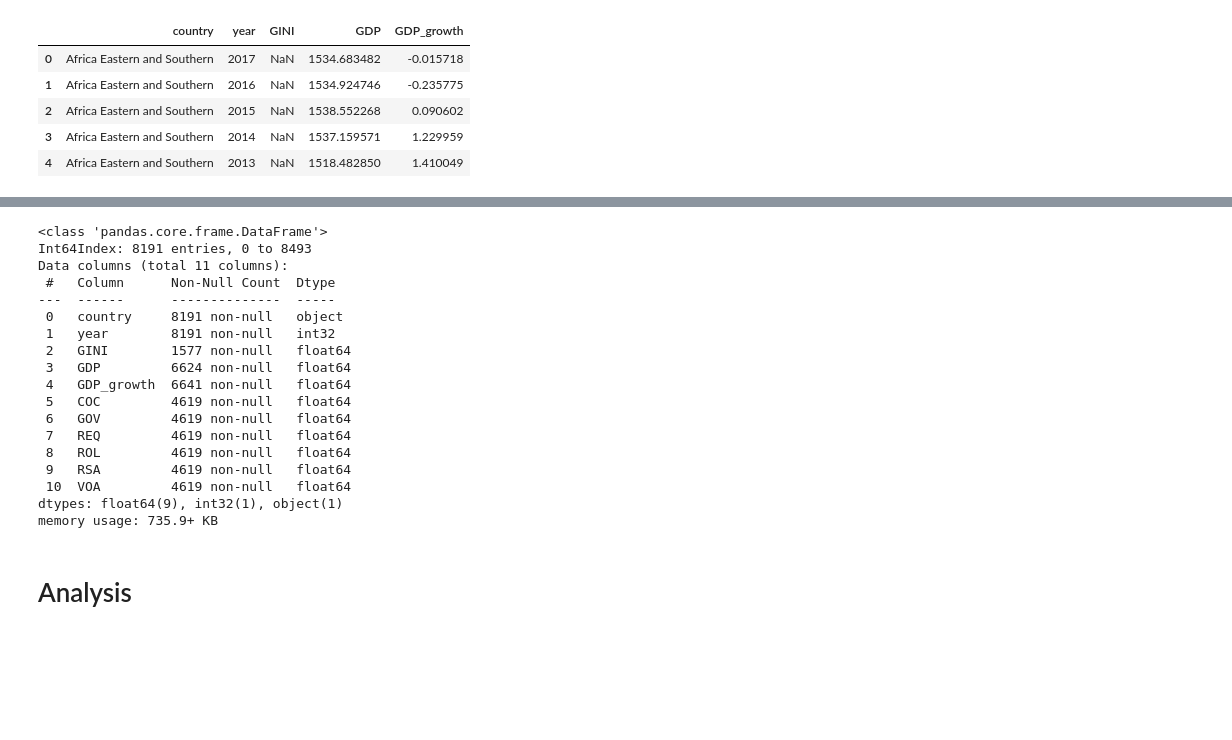
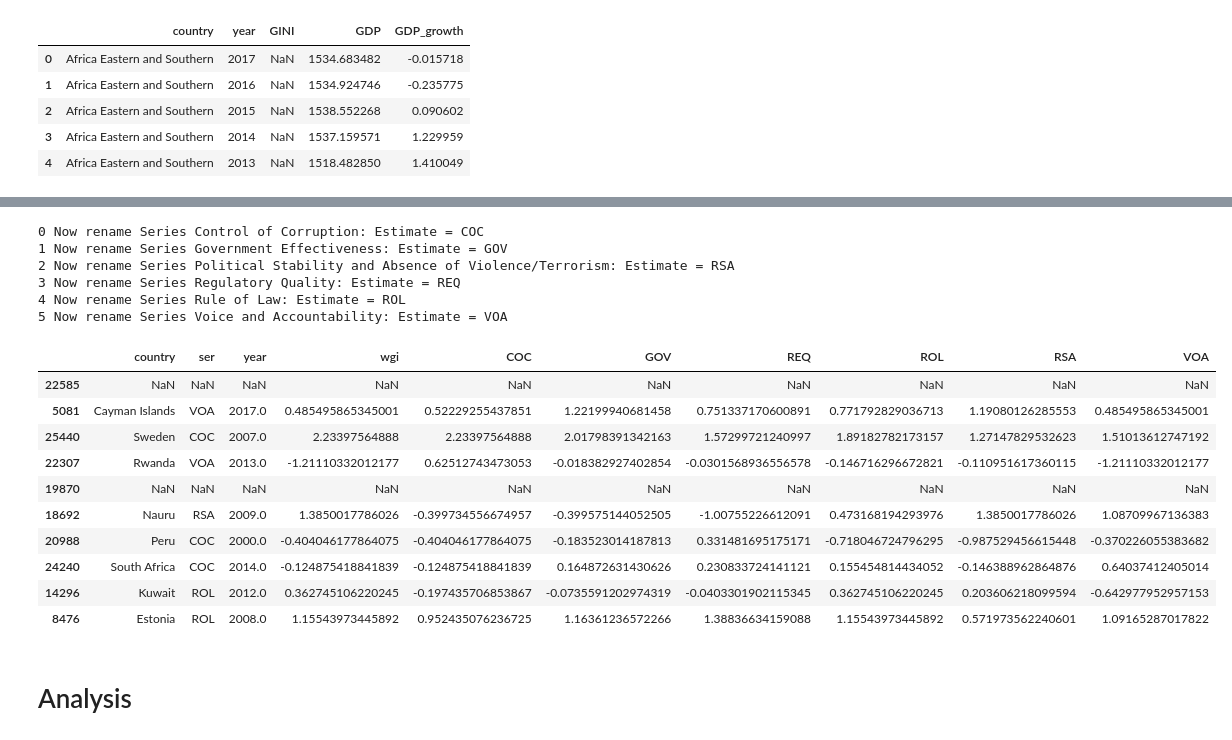
Before and after one commit to NumEconCopenhagen/projects-2023-magnus-kristian, a Jupyter notebook: dataproject/dataproject.ipynb, the cells around one changed output, grey strips where cells are left out. Drawn from its saved outputs; the diff is of its cells as text; code cells hidden in the pictures; blank space fills up the shorter version.

Commit message:
Udarbejdelse af class for API og CSV-data

```diff
--- a/dataproject/dataproject.ipynb
+++ b/dataproject/dataproject.ipynb
@@ -164,30 +94,33 @@ final = pd.merge(wb1, wb_new, on=['year', 'country'], how = 'outer')
-# %%
-col_list = ['COC', 'GOV', 'REQ', 'ROL', 'RSA', 'VOA']
-for i in col_list:
-    final.loc[final[i]==".."] = np.nan
-    final[i]=final[i].astype(float)
-final = final.dropna(subset=['country','year'], how='any')
-final.year = final.year.astype(int)
-final.info()
-# %% [output]
-<class 'pandas.core.frame.DataFrame'>
-Int64Index: 8191 entries, 0 to 8493
-Data columns (total 11 columns):
- #   Column      Non-Null Count  Dtype
----  ------      --------------  -----
- 0   country     8191 non-null   object
- 1   year        8191 non-null   int32
- 2   GINI        1577 non-null   float64
- 3   GDP         6624 non-null   float64
- 4   GDP_growth  6641 non-null   float64
- 5   COC         4619 non-null   float64
- 6   GOV         4619 non-null   float64
- 7   REQ         4619 non-null   float64
- 8   ROL         4619 non-null   float64
- 9   RSA         4619 non-null   float64
- 10  VOA         4619 non-null   float64
-dtypes: float64(9), int32(1), object(1)
-memory usage: 735.9+ KB
+# %%
+# FORKLAR!!!
+
+-
+
+
+
+
+wgi_df = dataproject.WGI_DataFrame("WB WGI Levels.csv")
+final_df = wgi_df.final_dataframe()
+final_df.sample(10)
+#final_df.info()
+# %% [output]
+0 Now rename Series Control of Corruption: Estimate = COC
+1 Now rename Series Government Effectiveness: Estimate = GOV
+2 Now rename Series Political Stability and Absence of Violence/Terrorism: Estimate = RSA
+3 Now rename Series Regulatory Quality: Estimate = REQ
+4 Now rename Series Rule of Law: Estimate = ROL
+5 Now rename Series Voice and Accountability: Estimate = VOA
+|  | country | ser | year | wgi | COC | GOV | REQ | ROL | RSA | VOA |
+| 22585 | NaN | NaN | NaN | NaN | NaN | NaN | NaN | NaN | NaN | NaN |
+| 5081 | Cayman Islands | VOA | 2017.0 | 0.485495865345001 | 0.52229255437851 | 1.22199940681458 | 0.751337170600891 | 0.771792829036713 | 1.19080126285553 | 0.485495865345001 |
+| 25440 | Sweden | COC | 2007.0 | 2.23397564888 | 2.23397564888 | 2.01798391342163 | 1.57299721240997 | 1.89182782173157 | 1.27147829532623 | 1.51013612747192 |
+| 22307 | Rwanda | VOA | 2013.0 | -1.21110332012177 | 0.62512743473053 | -0.018382927402854 | -0.0301568936556578 | -0.146716296672821 | -0.110951617360115 | -1.21110332012177 |
+| 19870 | NaN | NaN | NaN | NaN | NaN | NaN | NaN | NaN | NaN | NaN |
+| 18692 | Nauru | RSA | 2009.0 | 1.3850017786026 | -0.399734556674957 | -0.399575144052505 | -1.00755226612091 | 0.473168194293976 | 1.3850017786026 | 1.08709967136383 |
+| 20988 | Peru | COC | 2000.0 | -0.404046177864075 | -0.404046177864075 | -0.183523014187813 | 0.331481695175171 | -0.718046724796295 | -0.987529456615448 | -0.370226055383682 |
+| 24240 | South Africa | COC | 2014.0 | -0.124875418841839 | -0.124875418841839 | 0.164872631430626 | 0.230833724141121 | 0.155454814434052 | -0.146388962864876 | 0.64037412405014 |
+| 14296 | Kuwait | ROL | 2012.0 | 0.362745106220245 | -0.197435706853867 | -0.0735591202974319 | -0.0403301902115345 | 0.362745106220245 | 0.203606218099594 | -0.642977952957153 |
+| 8476 | Estonia | ROL | 2008.0 | 1.15543973445892 | 0.952435076236725 | 1.16361236572266 | 1.38836634159088 | 1.15543973445892 | 0.571973562240601 | 1.09165287017822 |
 # %% [markdown]
 # Analysis
 # %%
```
Also changed, not shown: parts of 9 cells of this notebook, 1 other file.
